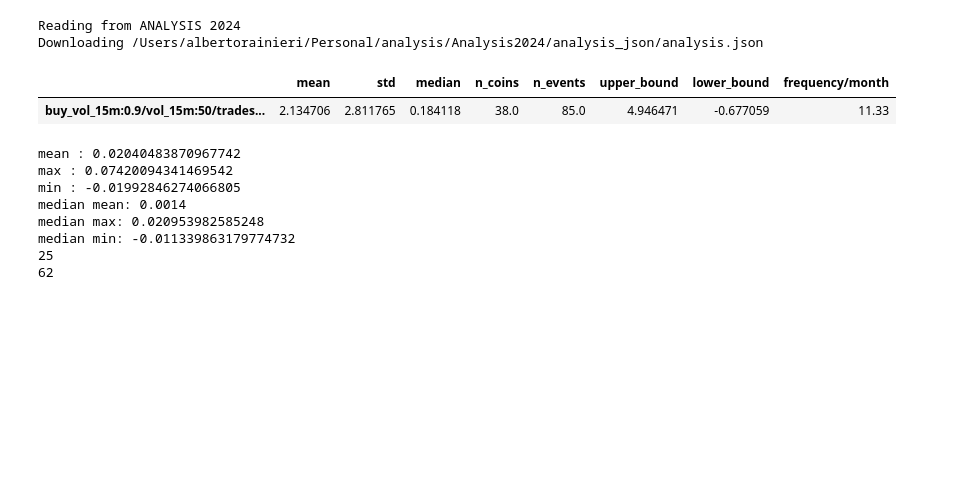
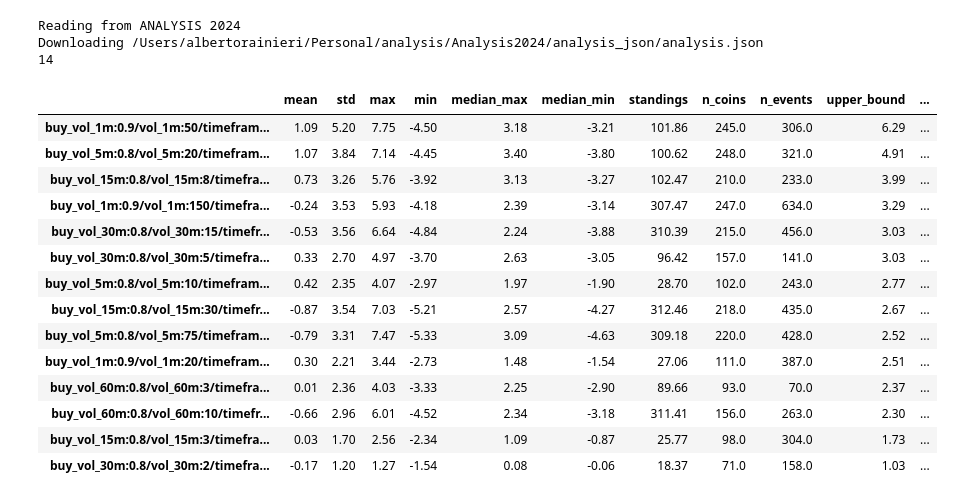
Before and after one commit to albertoRainieri/Crypto_Trading_System, a Jupyter notebook: analysis/Analysis2024/Analysis_2.ipynb, the cells around one changed output. Cells and saved outputs as stored; diff of their text form; code cells hidden in the pictures; blank space fills up the shorter version.

```diff
--- a/analysis/Analysis2024/Analysis_2.ipynb
+++ b/analysis/Analysis2024/Analysis_2.ipynb
@@ -84,66 +51,48 @@ Slice 6 has started
 # %%
 #DOWNLOAD AND SHOW OUTPUT FROM TOTAL MULTIPROCESSING
 
 import sys
 sys.path.insert(0,'..')
 from Functions import download_show_output
 import pandas as pd
 from datetime import datetime
 pd.set_option('display.max_rows', None)
 
-minimum_event_number = 85
+minimum_event_number = 1
 minimum_event_number_list = [minimum_event_number]
-minimum_coin_number = 5
-mean_threshold = 2
+minimum_coin_number = 1
+mean_threshold = -5
 lb_threshold = -15
-frequency_threshold = 2
-group_coins = True
-best_coins_volatility = 3
+frequency_threshold = 1
 std_multiplier = 10
 early_validation = False
 file_path = "/Users/albertorainieri/Personal/analysis/Analysis2024/analysis_json/analysis.json"
-early_validation = datetime(2024,2,1)
-output, info = download_show_output(minimum_event_number=minimum_event_number, minimum_coin_number=minimum_coin_number,
+start_analysis= datetime(2024,1,1)
+early_validation = datetime(2025,2,1)
+output, complete_info = download_show_output(minimum_event_number=minimum_event_number, minimum_coin_number=minimum_coin_number,
                                       mean_threshold=mean_threshold, lb_threshold=lb_threshold, frequency_threshold=frequency_threshold, early_validation=early_validation,
-                                       group_coins=group_coins, best_coins_volatility=best_coins_volatility, std_multiplier=std_multiplier, file_path=file_path)
+                                        std_multiplier=std_multiplier, file_path=file_path, start_analysis=start_analysis)
 df = pd.DataFrame(output).transpose()
-#df
-df.sort_values(by=['median'], ascending=False)
+print(len(df['mean']))
+df.sort_values(by=['upper_bound'], ascending=False)
+
 #df.sort_values(by=['lower_bound'], ascending=False)
 # %% [output]
 Reading from ANALYSIS 2024
 Downloading /Users/albertorainieri/Personal/analysis/Analysis2024/analysis_json/analysis.json
+14
-|  | mean | std | median | n_coins | n_events | upper_bound | lower_bound | frequency/month |
-| buy_vol_15m:0.9/vol_15m:50/trades... | 2.134706 | 2.811765 | 0.184118 | 38.0 | 85.0 | 4.946471 | -0.677059 | 11.33 |
+|  | mean | std | max | min | median_max | median_min | standings | n_coins | n_events | upper_bound | ... |
+| buy_vol_1m:0.9/vol_1m:50/timefram... | 1.09 | 5.20 | 7.75 | -4.50 | 3.18 | -3.21 | 101.86 | 245.0 | 306.0 | 6.29 | ... |
+| buy_vol_5m:0.8/vol_5m:20/timefram... | 1.07 | 3.84 | 7.14 | -4.45 | 3.40 | -3.80 | 100.62 | 248.0 | 321.0 | 4.91 | ... |
+| buy_vol_15m:0.8/vol_15m:8/timefra... | 0.73 | 3.26 | 5.76 | -3.92 | 3.13 | -3.27 | 102.47 | 210.0 | 233.0 | 3.99 | ... |
+| buy_vol_1m:0.9/vol_1m:150/timefra... | -0.24 | 3.53 | 5.93 | -4.18 | 2.39 | -3.14 | 307.47 | 247.0 | 634.0 | 3.29 | ... |
+| buy_vol_30m:0.8/vol_30m:15/timefr... | -0.53 | 3.56 | 6.64 | -4.84 | 2.24 | -3.88 | 310.39 | 215.0 | 456.0 | 3.03 | ... |
+| buy_vol_30m:0.8/vol_30m:5/timefra... | 0.33 | 2.70 | 4.97 | -3.70 | 2.63 | -3.05 | 96.42 | 157.0 | 141.0 | 3.03 | ... |
+| buy_vol_5m:0.8/vol_5m:10/timefram... | 0.42 | 2.35 | 4.07 | -2.97 | 1.97 | -1.90 | 28.70 | 102.0 | 243.0 | 2.77 | ... |
+| buy_vol_15m:0.8/vol_15m:30/timefr... | -0.87 | 3.54 | 7.03 | -5.21 | 2.57 | -4.27 | 312.46 | 218.0 | 435.0 | 2.67 | ... |
+| buy_vol_5m:0.8/vol_5m:75/timefram... | -0.79 | 3.31 | 7.47 | -5.33 | 3.09 | -4.63 | 309.18 | 220.0 | 428.0 | 2.52 | ... |
+| buy_vol_1m:0.9/vol_1m:20/timefram... | 0.30 | 2.21 | 3.44 | -2.73 | 1.48 | -1.54 | 27.06 | 111.0 | 387.0 | 2.51 | ... |
+| buy_vol_60m:0.8/vol_60m:3/timefra... | 0.01 | 2.36 | 4.03 | -3.33 | 2.25 | -2.90 | 89.66 | 93.0 | 70.0 | 2.37 | ... |
+| buy_vol_60m:0.8/vol_60m:10/timefr... | -0.66 | 2.96 | 6.01 | -4.52 | 2.34 | -3.18 | 311.41 | 156.0 | 263.0 | 2.30 | ... |
+| buy_vol_15m:0.8/vol_15m:3/timefra... | 0.03 | 1.70 | 2.56 | -2.34 | 1.09 | -0.87 | 25.77 | 98.0 | 304.0 | 1.73 | ... |
+| buy_vol_30m:0.8/vol_30m:2/timefra... | -0.17 | 1.20 | 1.27 | -1.54 | 0.08 | -0.06 | 18.37 | 71.0 | 158.0 | 1.03 | ... |
-# %%
-import numpy as np
-key='buy_vol_15m:0.9/vol_15m:50/trades_15m:1/timeframe:1440'
-mean_list = []
-max_list = []
-min_list = []
-coins_list = []
-for coin in info[key]['info']:
-    if coin not in coins_list:
-        coins_list.append(coin)
-    for obs in info[key]['info'][coin]:
-        mean_list.append(obs['mean'])
-        max_list.append(obs['max'])
-        min_list.append(obs['min'])
-
-print('mean :',np.mean(mean_list))
-print('max :',np.mean(max_list))
-print('min :',np.mean(min_list))
-print('median mean:', np.median(mean_list))
-print('median max:', np.median(max_list))
-print('median min:', np.median(min_list))
-print(len(coins_list))
-print(len(mean_list))
-# %% [output]
-mean : 0.02040483870967742
-max : 0.07420094341469542
-min : -0.01992846274066805
-median mean: 0.0014
-median max: 0.020953982585248
-median min: -0.011339863179774732
-25
-62
```
Also changed, not shown: parts of 11 cells of this notebook, 7 other files.
